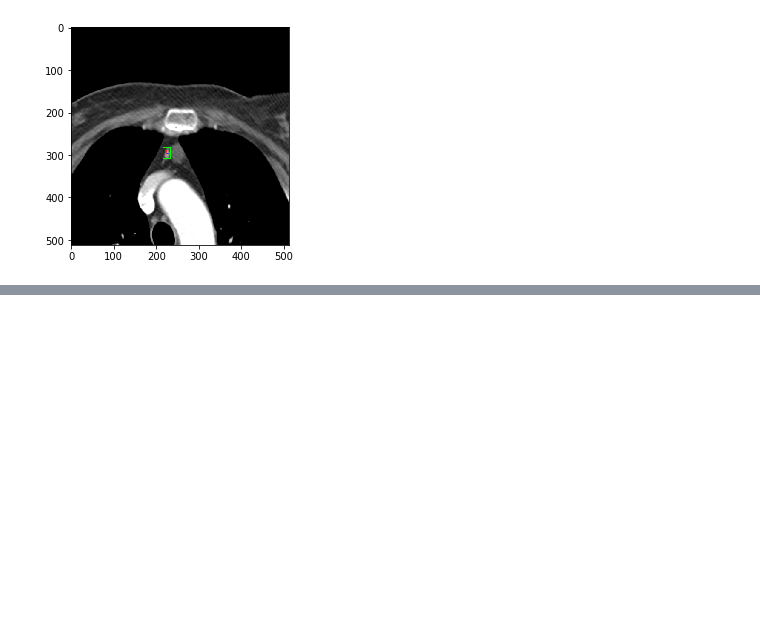
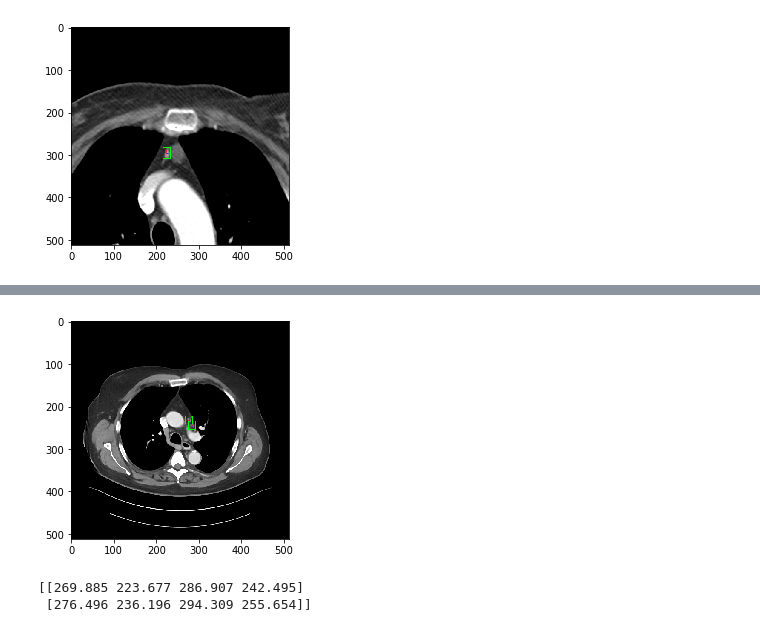
Before and after one commit to suikei-wang/RetinaNet-for-CT-Lesion-Detection, a Jupyter notebook: DataLoader.ipynb, the cells around one changed output, grey strips where cells are left out. Drawn from its saved outputs; the diff is of its cells as text; code cells hidden in the pictures; blank space fills up the shorter version.

```diff
--- a/DataLoader.ipynb
+++ b/DataLoader.ipynb
@@ -166,0 +155,12 @@ None
+# %%
+for i in range(len(train_df.index)):
+    file_name = os.path.join(Image_slices_dir, train_df.iloc[i]['File_name'])
+    shutil.copy(file_name, train_data)
+
+for i in range(len(validation_df.index)):
+    file_name = os.path.join(Image_slices_dir, validation_df.iloc[i]['File_name'])
+    shutil.copy(file_name, valid_data)
+
+for i in range(len(test_df.index)):
+    file_name = os.path.join(Image_slices_dir, test_df.iloc[i]['File_name'])
+    shutil.copy(file_name, test_data)
@@ -166,0 +221,11 @@ None
+# %%
+image = train_dataset[28]["image"]
+plt.figure()
+plt.imshow(image)
+plt.show()
+lesions= train_dataset[28]["lesions"]
+print(lesions)
+# %% [output]
+[figure, added]
+[[269.885 223.677 286.907 242.495]
+ [276.496 236.196 294.309 255.654]]
```
Also changed, not shown: parts of 10 cells of this notebook.
